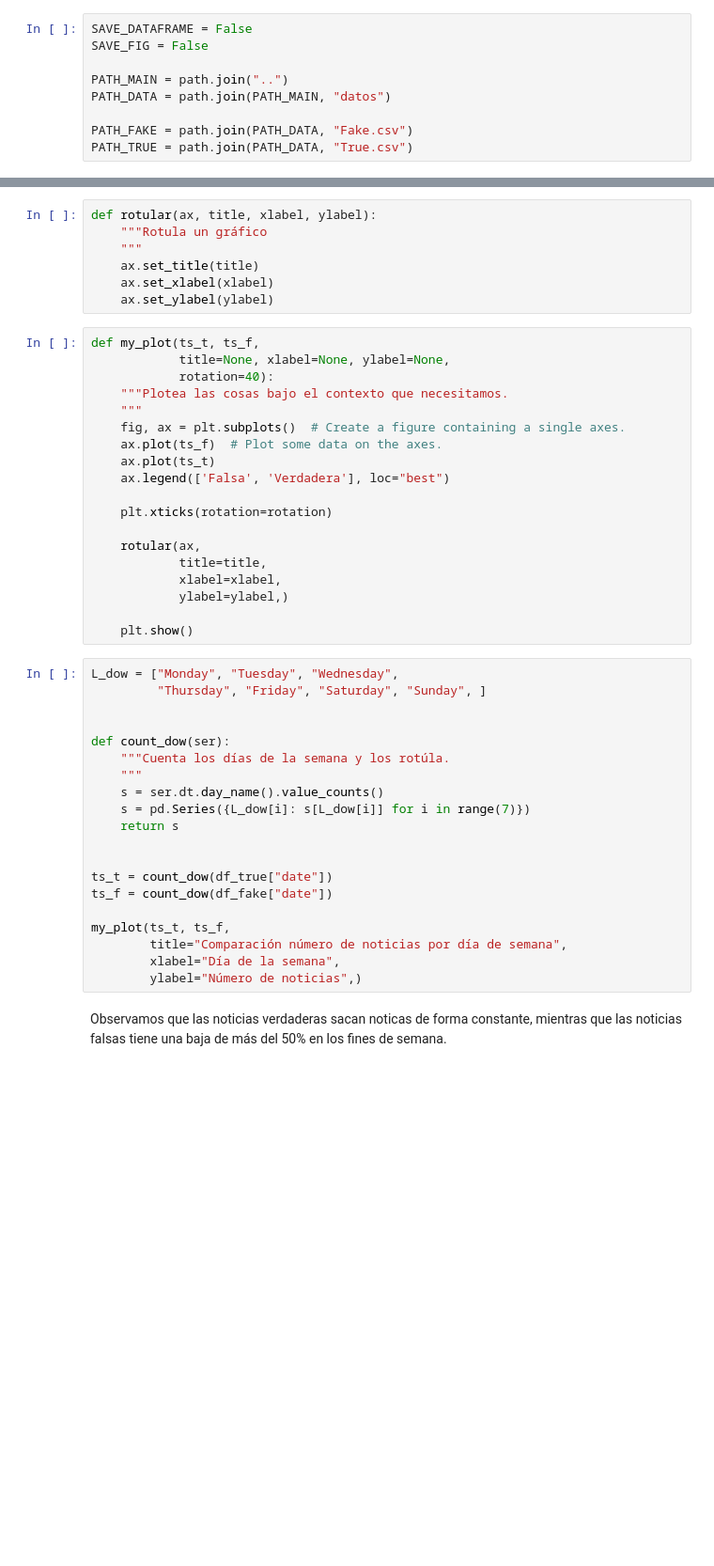
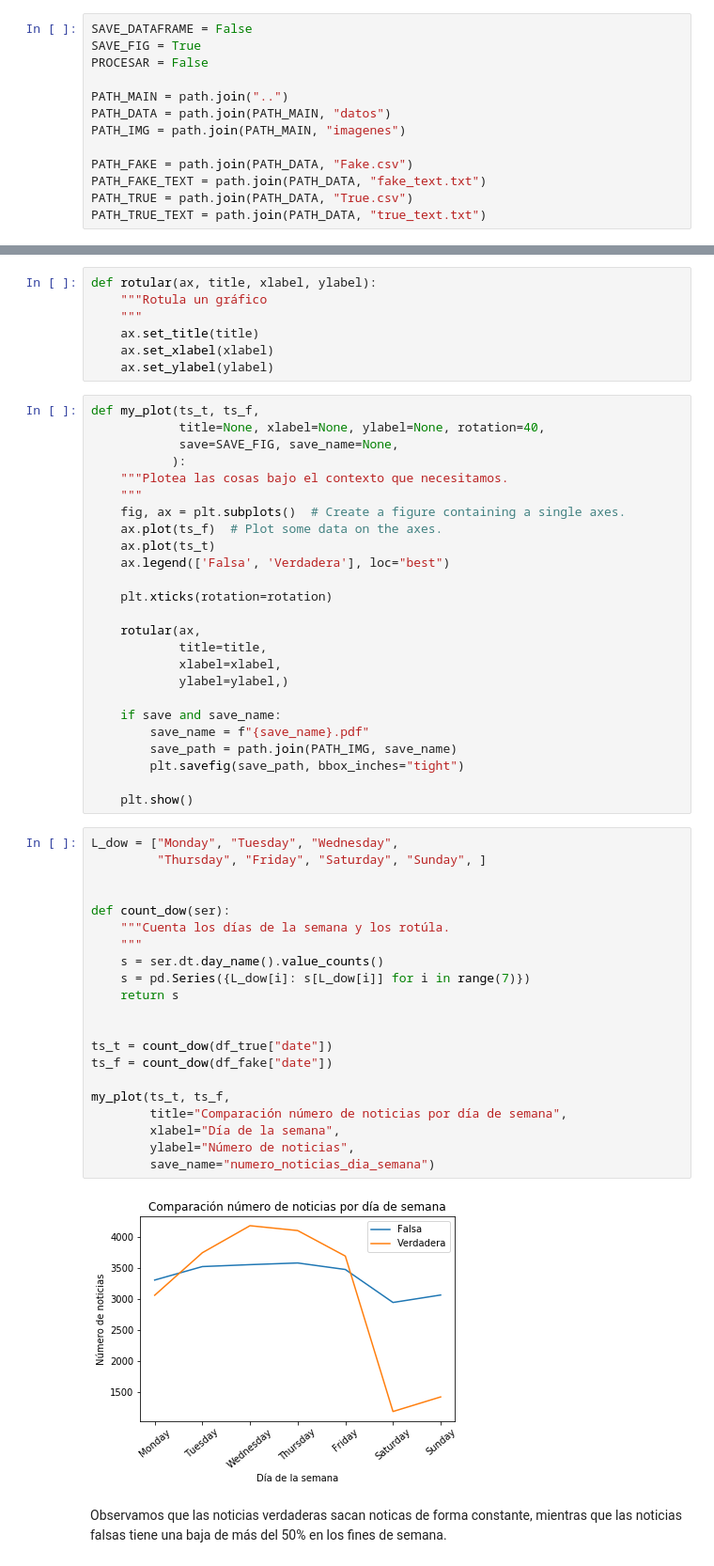
Before and after one commit to framunoz/Detector-Noticias-Falsas, a Jupyter notebook: codigo/01-Carga_de_datos.ipynb, the cells around one changed output, grey strips where cells are left out. Shown at 94% size. Cells and saved outputs as stored; diff of their text form; blank space fills up the shorter version.

Commit message:
Modificado el note para procesar las imagenes, y escoger si procesarlas o no

```diff
--- a/codigo/01-Carga_de_datos.ipynb
+++ b/codigo/01-Carga_de_datos.ipynb
@@ -11,13 +12,17 @@ import matplotlib.pyplot as plt
 ## Constantes
 # %%
 SAVE_DATAFRAME = False
-SAVE_FIG = False
+SAVE_FIG = True
+PROCESAR = False
 
 PATH_MAIN = path.join("..")
 PATH_DATA = path.join(PATH_MAIN, "datos")
+PATH_IMG = path.join(PATH_MAIN, "imagenes")
 
 PATH_FAKE = path.join(PATH_DATA, "Fake.csv")
+PATH_FAKE_TEXT = path.join(PATH_DATA, "fake_text.txt")
 PATH_TRUE = path.join(PATH_DATA, "True.csv")
+PATH_TRUE_TEXT = path.join(PATH_DATA, "true_text.txt")
 # %% [markdown]
 ## Carga del dataframe
 
@@ -335,8 +372,9 @@ def rotular(ax, title, xlabel, ylabel):
     ax.set_ylabel(ylabel)
 # %%
 def my_plot(ts_t, ts_f,
-            title=None, xlabel=None, ylabel=None,
-            rotation=40):
+            title=None, xlabel=None, ylabel=None, rotation=40,
+            save=SAVE_FIG, save_name=None,
+           ):
     """Plotea las cosas bajo el contexto que necesitamos.
     """
     fig, ax = plt.subplots()  # Create a figure containing a single axes.
@@ -351,27 +389,35 @@ def my_plot(ts_t, ts_f,
             xlabel=xlabel,
             ylabel=ylabel,)
 
+    if save and save_name:
+        save_name = f"{save_name}.pdf"
+        save_path = path.join(PATH_IMG, save_name)
+        plt.savefig(save_path, bbox_inches="tight")
+
     plt.show()
 # %%
 L_dow = ["Monday", "Tuesday", "Wednesday",
          "Thursday", "Friday", "Saturday", "Sunday", ]
 
 
 def count_dow(ser):
     """Cuenta los días de la semana y los rotúla.
     """
     s = ser.dt.day_name().value_counts()
     s = pd.Series({L_dow[i]: s[L_dow[i]] for i in range(7)})
     return s
 
 
 ts_t = count_dow(df_true["date"])
 ts_f = count_dow(df_fake["date"])
 
 my_plot(ts_t, ts_f,
         title="Comparación número de noticias por día de semana",
         xlabel="Día de la semana",
-        ylabel="Número de noticias",)
+        ylabel="Número de noticias",
+        save_name="numero_noticias_dia_semana")
+# %% [output]
+[figure, added]
 # %% [markdown]
 Observamos que las noticias verdaderas sacan noticas de forma constante, mientras que las noticias falsas tiene una baja de más del 50% en los fines de semana.
 # %%
```
Also changed, not shown: parts of 17 cells of this notebook.
